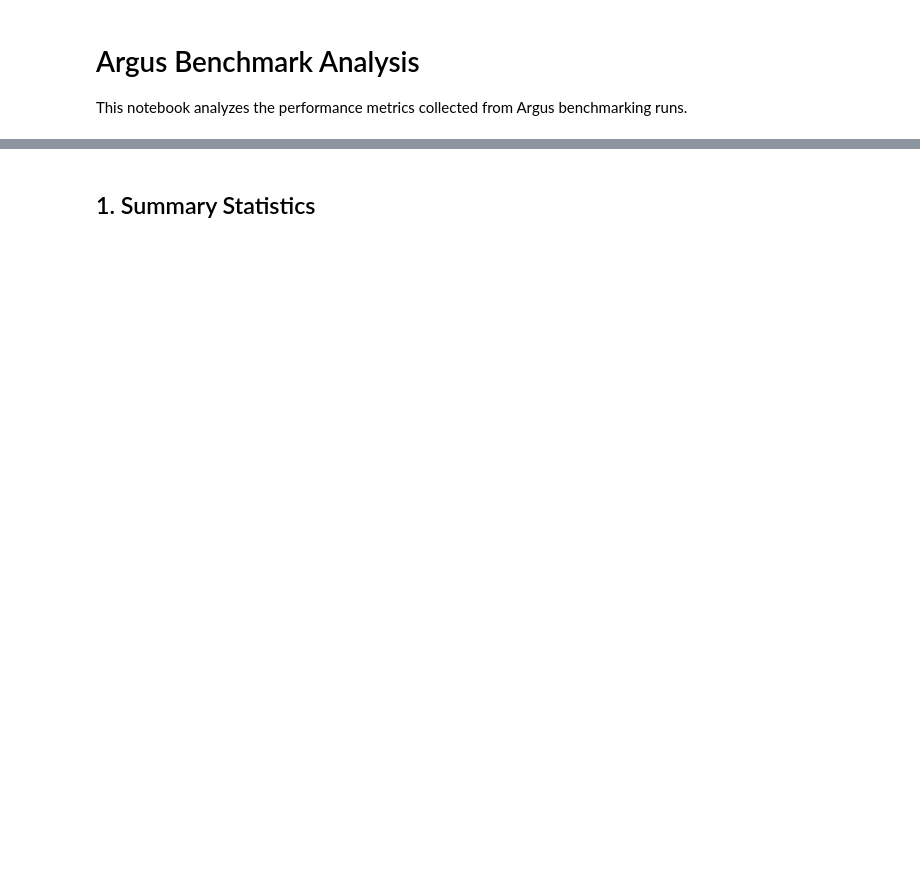
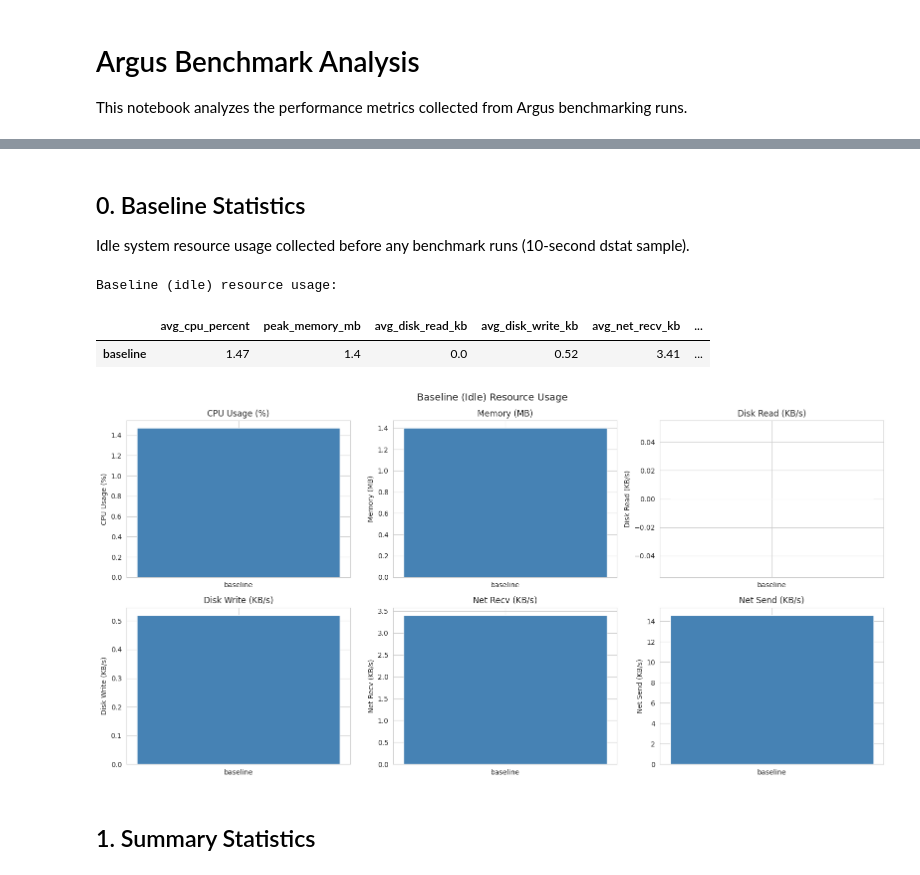
Before and after one commit to BT-INESCTEC/Argus, a Jupyter notebook: benchmark/analysis.ipynb, the cells around one changed output, grey strips where cells are left out. Drawn from its saved outputs; the diff is of its cells as text; code cells hidden in the pictures; blank space fills up the shorter version.

```diff
--- a/benchmark/analysis.ipynb
+++ b/benchmark/analysis.ipynb
@@ -27,3 +39,43 @@ Loaded 25 benchmark results
+# %% [markdown]
+## 0. Baseline Statistics
+
+Idle system resource usage collected before any benchmark runs (10-second dstat sample).
+# %%
+if baseline is not None:
+    bl_display = pd.DataFrame([{
+        'avg_cpu_percent':   baseline['avg_cpu_percent'],
+        'peak_memory_mb':    baseline['peak_memory_mb'],
+        'avg_disk_read_kb':  baseline['avg_disk_read_kb'],
+        'avg_disk_write_kb': baseline['avg_disk_write_kb'],
+        'avg_net_recv_kb':   baseline['avg_net_recv_kb'],
+        'avg_net_send_kb':   baseline['avg_net_send_kb'],
+    }], index=['baseline'])
+    print("Baseline (idle) resource usage:")
+    display(bl_display)
+
+    fig, axes = plt.subplots(2, 3, figsize=(16, 8))
+    metrics_bl = [
+        ('avg_cpu_percent',   'CPU Usage (%)',    axes[0, 0]),
+        ('peak_memory_mb',    'Memory (MB)',      axes[0, 1]),
+        ('avg_disk_read_kb',  'Disk Read (KB/s)', axes[0, 2]),
+        ('avg_disk_write_kb', 'Disk Write (KB/s)',axes[1, 0]),
+        ('avg_net_recv_kb',   'Net Recv (KB/s)',  axes[1, 1]),
+        ('avg_net_send_kb',   'Net Send (KB/s)',  axes[1, 2]),
+    ]
+    for col, label, ax in metrics_bl:
+        ax.bar(['baseline'], [baseline[col]], color='steelblue')
+        ax.set_title(label)
+        ax.set_ylabel(label)
+    fig.suptitle('Baseline (Idle) Resource Usage', fontsize=14)
+    plt.tight_layout()
+    plt.show()
+else:
+    print("Baseline data not available.")
+# %% [output]
+Baseline (idle) resource usage:
+|  | avg_cpu_percent | peak_memory_mb | avg_disk_read_kb | avg_disk_write_kb | avg_net_recv_kb | ... |
+| baseline | 1.47 | 1.4 | 0.0 | 0.52 | 3.41 | ... |
+[figure, added]
 # %% [markdown]
 ## 1. Summary Statistics
 # %%
```
Also changed, not shown: parts of 10 cells of this notebook, 1 other file.
